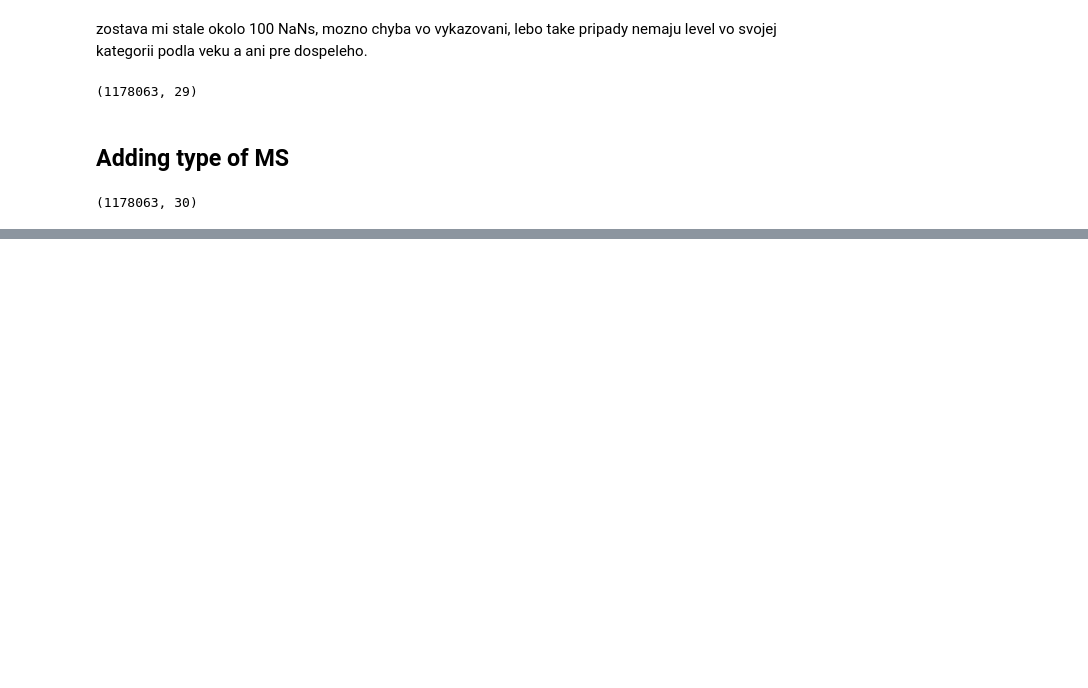
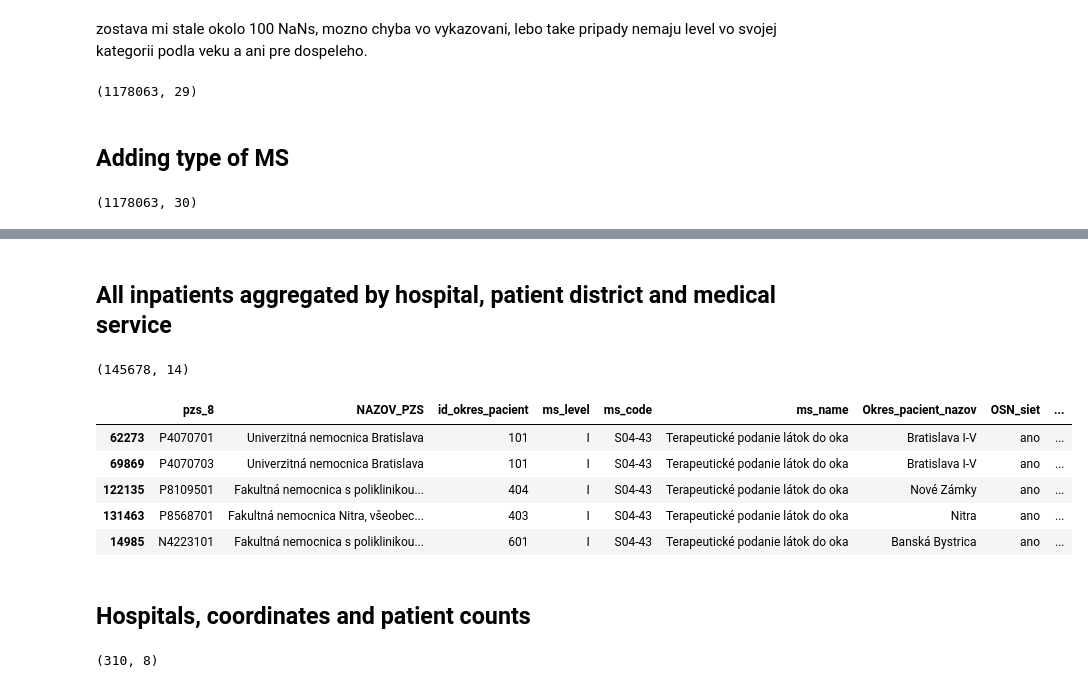
Before and after one commit to Institut-zdravotnych-analyz/Cestovanie_za_ZS_r2023, a Jupyter notebook: Skript_cestovanie_za_UZS_2023_v1.ipynb, the cells around one changed output, grey strips where cells are left out. Saved outputs shown, nothing was run; the diff lists cells and outputs as text; code cells hidden in the pictures; blank space fills up the shorter version.

```diff
--- a/Skript_cestovanie_za_UZS_2023_v1.ipynb
+++ b/Skript_cestovanie_za_UZS_2023_v1.ipynb
@@ -217,0 +224,2 @@ all_inpatients.shape
+# %%
+all_inpatients = all_inpatients.merge(pacient_gps[['kod_pobytu','Obec_pacient_nazov', 'id_okres_pacient', 'Okres_pacient_nazov', 'lat_okres_pacient', 'lng_okres_pacient']], on='kod_pobytu', how='left')
@@ -217,0 +254,29 @@ all_inpatients.shape
+# %% [markdown]
+## All inpatients aggregated by hospital, patient district and medical service
+# %%
+all_inpatients_pivot = all_inpatients.groupby(['pzs_8', 'NAZOV_PZS', 'id_okres_pacient', 'ms_level', 'ms_code', 'ms_name']).agg({
+    'Okres_pacient_nazov': 'first',  # Assuming the name doesn't change within groups
+    'OSN_siet' : 'first',
+    'OSN_level' : 'first',
+    'typ_nemocnice' : 'first',
+    'lat_okres_pacient': 'first',  # Assuming each hospital has a unique set of coordinates
+    'lng_okres_pacient': 'first',
+    'id_hp': 'size'  # If 'patient_id' uniquely identifies patients
+}).reset_index().rename(columns={'id_hp': 'patient_count_By_hospital_PatientDistrict_MSlevels'})
+# %%
+all_inpatients_pivot = all_inpatients_pivot.sort_values(by=[ 'patient_count_By_hospital_PatientDistrict_MSlevels'], ascending=[ False])
+# %%
+all_inpatients_pivot['ms_code_name'] = all_inpatients_pivot['ms_code'] + " " + all_inpatients_pivot['ms_name']
+# %%
+all_inpatients_pivot.shape
+# %% [output]
+(145678, 14)
+# %%
+all_inpatients_pivot.head()
+# %% [output]
+|  | pzs_8 | NAZOV_PZS | id_okres_pacient | ms_level | ms_code | ms_name | Okres_pacient_nazov | OSN_siet | ... |
+| 62273 | P4070701 | Univerzitná nemocnica Bratislava | 101 | I | S04-43 | Terapeutické podanie látok do oka | Bratislava I-V | ano | ... |
+| 69869 | P4070703 | Univerzitná nemocnica Bratislava | 101 | I | S04-43 | Terapeutické podanie látok do oka | Bratislava I-V | ano | ... |
+| 122135 | P8109501 | Fakultná nemocnica s poliklinikou... | 404 | I | S04-43 | Terapeutické podanie látok do oka | Nové Zámky | ano | ... |
+| 131463 | P8568701 | Fakultná nemocnica Nitra, všeobec... | 403 | I | S04-43 | Terapeutické podanie látok do oka | Nitra | ano | ... |
+| 14985 | N4223101 | Fakultná nemocnica s poliklinikou... | 601 | I | S04-43 | Terapeutické podanie látok do oka | Banská Bystrica | ano | ... |
@@ -217,0 +285,2 @@ all_inpatients.shape
+# %% [markdown]
+## Hospitals, coordinates and patient counts
@@ -217,0 +296,4 @@ all_inpatients.shape
+# %%
+hospital_coordinates_patientcounts.shape
+# %% [output]
+(310, 8)
```
Also changed, not shown: parts of 24 cells of this notebook.
